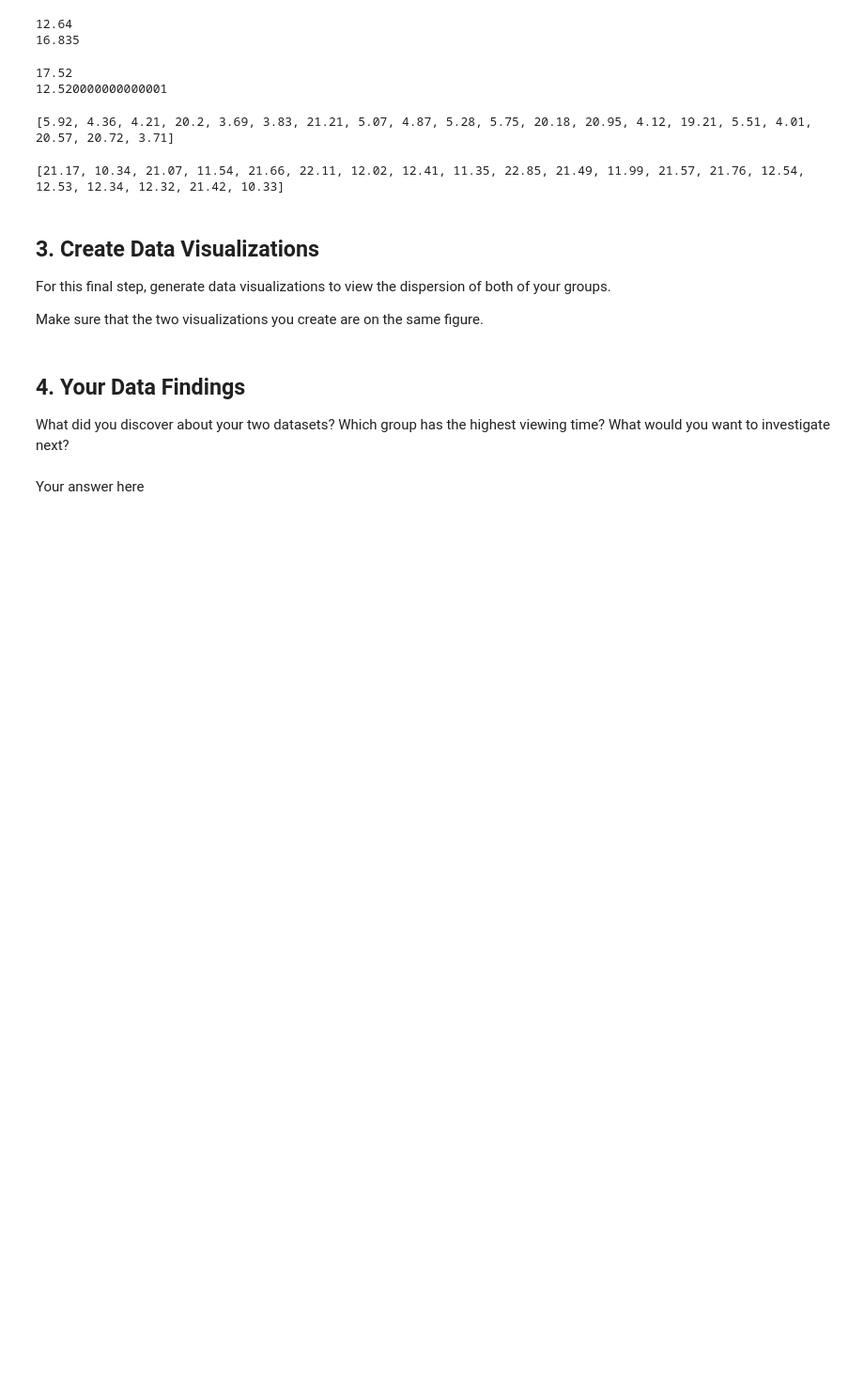
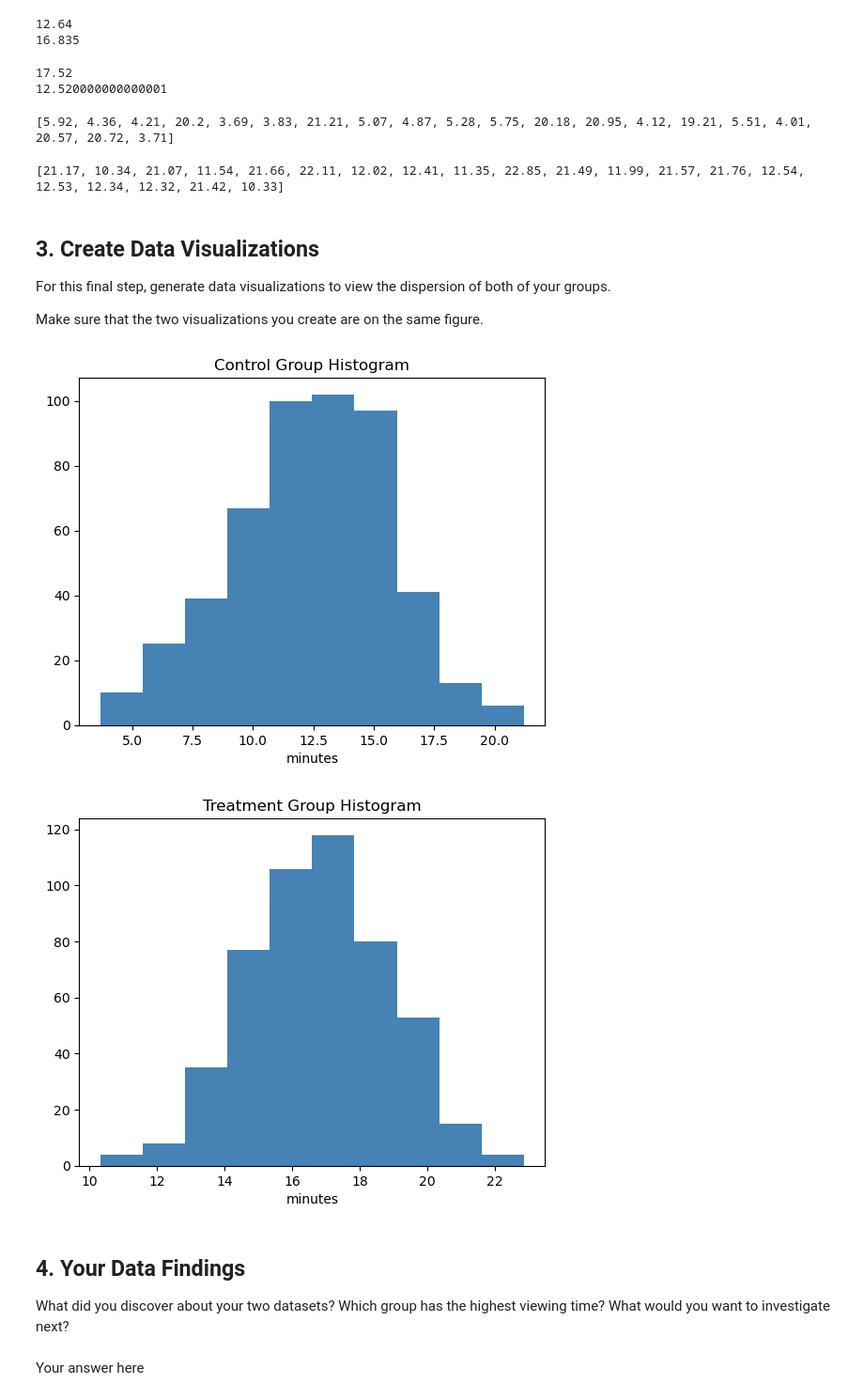
Before and after one commit to AmiJoba22/A-B_Test_Datapipe, a Jupyter notebook: explore.ipynb, the cells around one changed output. Shown at 94% size. Saved outputs shown, nothing was run; the diff lists cells and outputs as text; code cells hidden in the pictures; blank space fills up the shorter version.

Commit message:
data visualizations

```diff
--- a/explore.ipynb
+++ b/explore.ipynb
@@ -112,7 +112,21 @@ For this final step, generate data visualizations to view the dispersion of both
 Make sure that the two visualizations you create are on the same figure.
 # %%
 # TODO: create a data visualization to view differences in dispersion and mean
-...
+# control
+plt.hist(clean_control, color= 'steelblue')
+plt.title("Control Group Histogram")
+plt.xlabel("minutes")
+plt.show()
+
+# TODO: create a data visualization to view differences in dispersion and mean
+# treatment
+plt.hist(clean_treatment, color= 'steelblue')
+plt.title("Treatment Group Histogram")
+plt.xlabel("minutes")
+plt.show()
+# %% [output]
+[figure, added]
+[figure, added]
 # %% [markdown]
 ## 4. Your Data Findings
 
```
